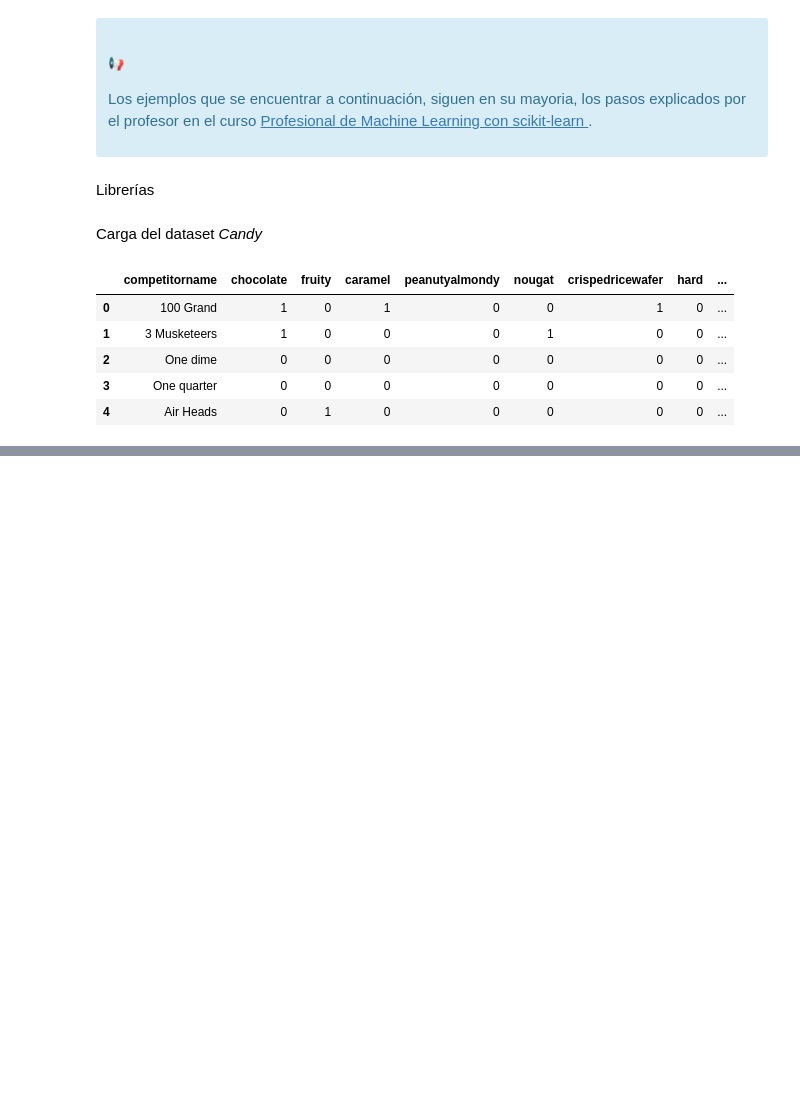
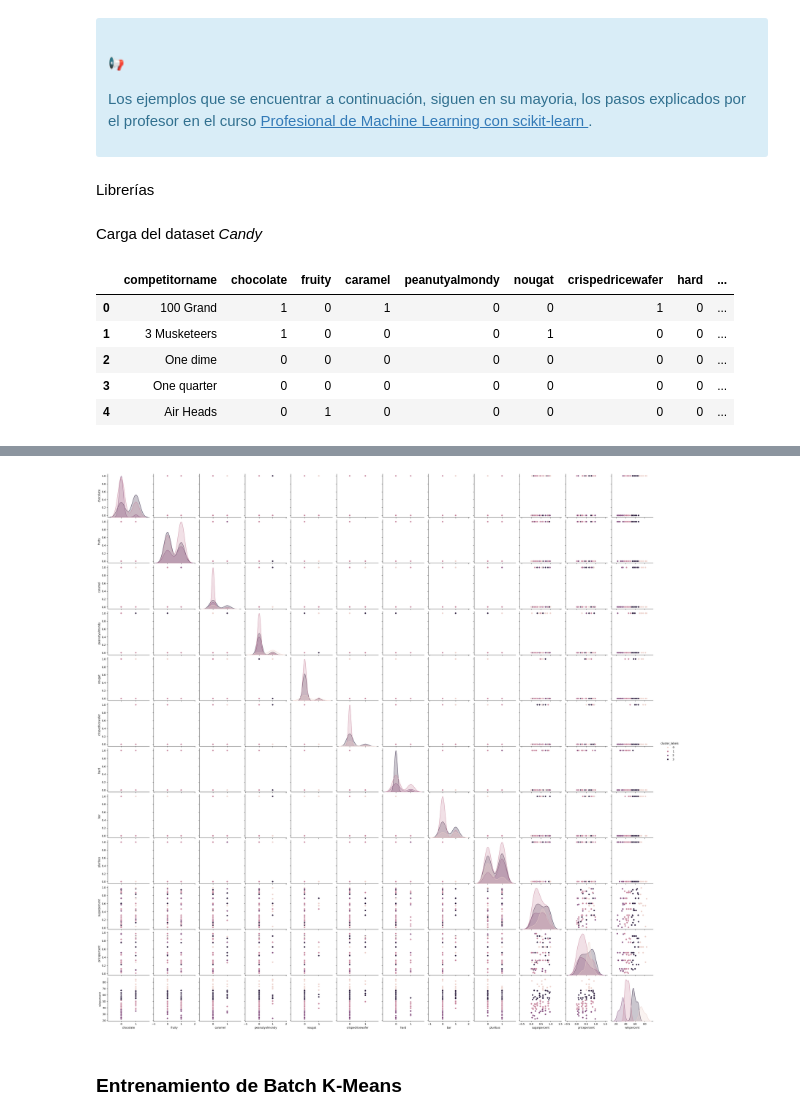
Before and after one commit to pahoalapizco/ml_professional, a Jupyter notebook: notebooks/6.0-ml_professional-clustering.ipynb, the cells around one changed output, grey strips where cells are left out. Drawn from its saved outputs; the diff is of its cells as text; code cells hidden in the pictures; blank space fills up the shorter version.

Commit message:
:sparkles: Clustering - KMeans y MiniBatchKMeans

```diff
--- a/notebooks/6.0-ml_professional-clustering.ipynb
+++ b/notebooks/6.0-ml_professional-clustering.ipynb
@@ -154,0 +158,3 @@ df.head()
+# %%
+# Quitamos la variable categoríca
+X = df.drop(columns=["competitorname"], axis=1)
@@ -154,0 +163,10 @@ df.head()
+# %%
+# Entrenamiento
+kmeans = KMeans(n_clusters=4).fit(X)
+
+# Verificamos el total de cluster creados
+print(f"Cluster creados: {len(kmeans.cluster_centers_)}")
+
+# Generamos las etiquetas -> como se etiqueraron los grupos
+cluster_labels = kmeans.predict(X)
+print(cluster_labels)
@@ -154,0 +180,3 @@ df.head()
+# %%
+df["cluster_labels"] = cluster_labels
+df.head()
@@ -154,0 +190,6 @@ df.head()
+# %%
+sns.pairplot(data=df, hue="cluster_labels");
+# %% [output]
+[figure, added]
+# %% [markdown]
+### Entrenamiento de Batch K-Means
```
Also changed, not shown: parts of 12 cells of this notebook.
